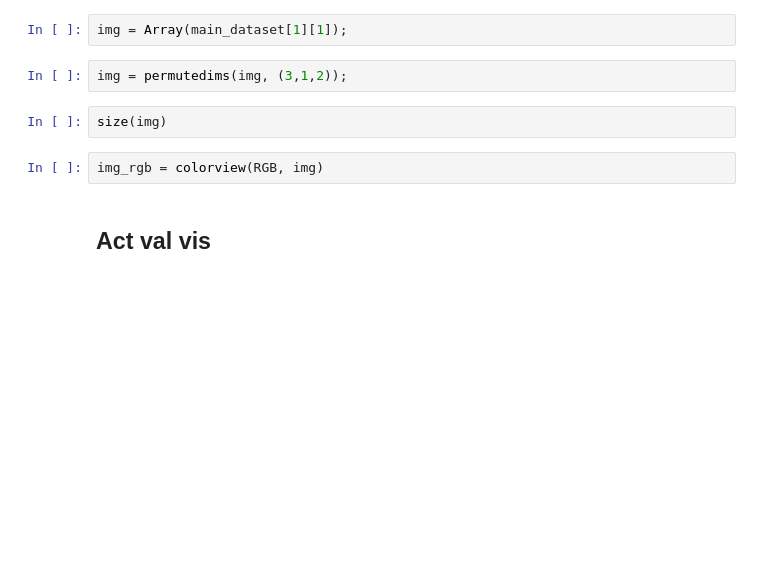
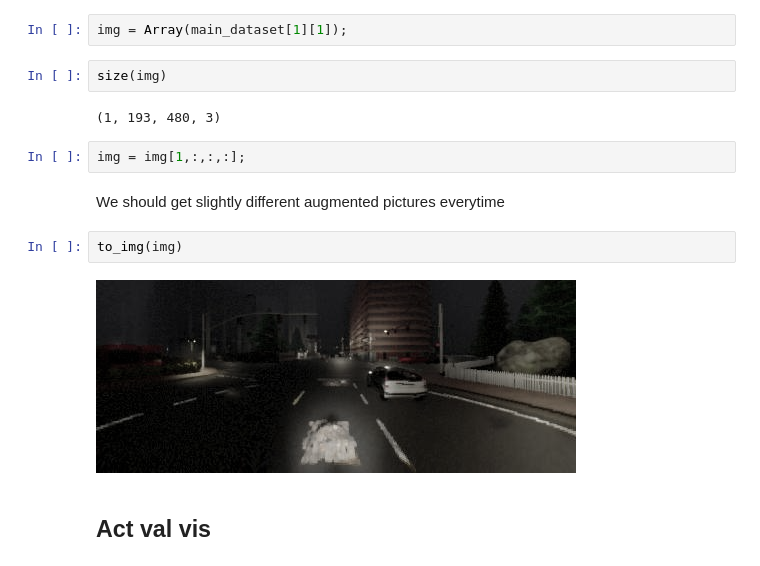
Before and after one commit to eneserciyes/world_on_rails.jl, a Jupyter notebook: notebooks/main_dataset.ipynb, the cells around one changed output. Drawn from its saved outputs; the diff is of its cells as text; blank space fills up the shorter version.

```diff
--- a/notebooks/main_dataset.ipynb
+++ b/notebooks/main_dataset.ipynb
@@ -21,11 +33,17 @@ using Images
 # %%
 img = Array(main_dataset[1][1]);
-# %%
-img = permutedims(img, (3,1,2));
 # %%
 size(img)
+# %% [output]
+(1, 193, 480, 3)
-# %%
-img_rgb = colorview(RGB, img)
+# %%
+img = img[1,:,:,:];
+# %% [markdown]
+We should get slightly different augmented pictures everytime
+# %%
+to_img(img)
+# %% [output]
+[figure, added]
 # %% [markdown]
 ## Act val vis
 # %%
```
Also changed, not shown: parts of 11 cells of this notebook, 1 other file.
